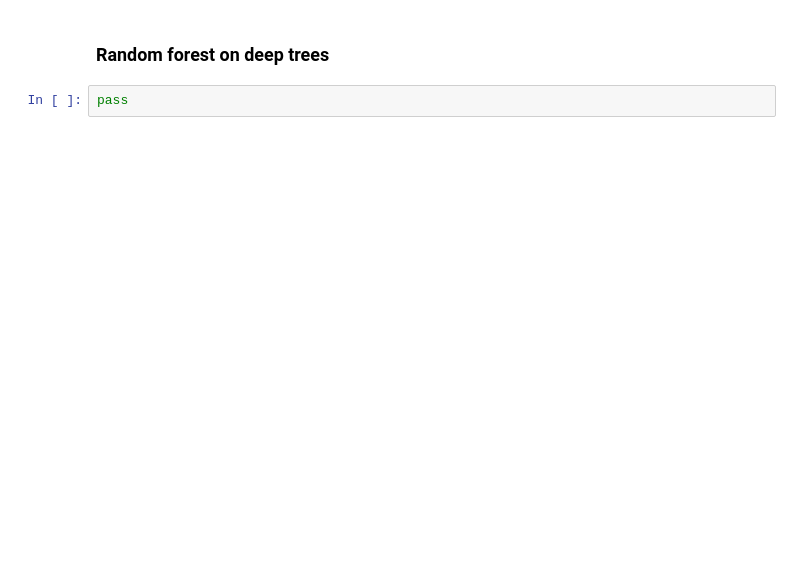
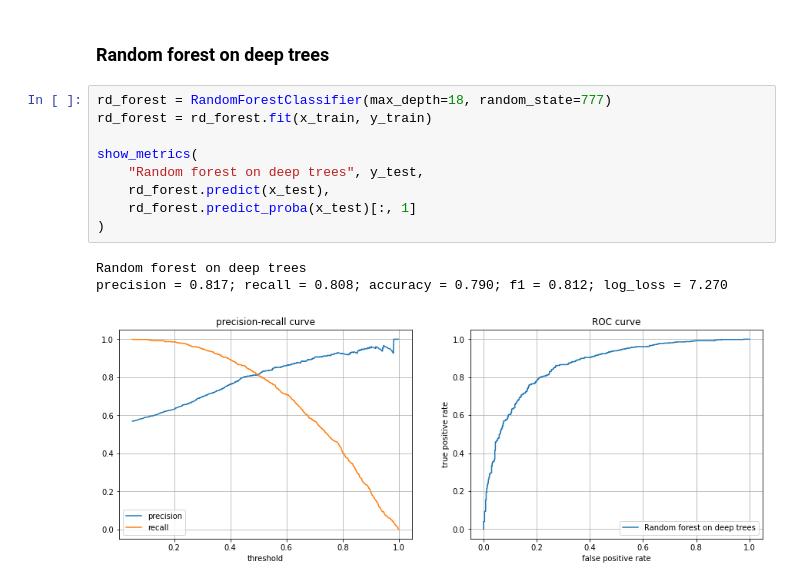
Before and after one commit to vanSultan/ml_itmo, a Jupyter notebook: lab_01/lab_01.ipynb, the cells around one changed output. Drawn from its saved outputs; the diff is of its cells as text; blank space fills up the shorter version.

```diff
--- a/lab_01/lab_01.ipynb
+++ b/lab_01/lab_01.ipynb
@@ -79,4 +108,15 @@ pass
 # %% [markdown]
 ### Random forest on deep trees
-# %%
-pass
+# %%
+rd_forest = RandomForestClassifier(max_depth=18, random_state=777)
+rd_forest = rd_forest.fit(x_train, y_train)
+
+show_metrics(
+    "Random forest on deep trees", y_test,
+    rd_forest.predict(x_test),
+    rd_forest.predict_proba(x_test)[:, 1]
+)
+# %% [output]
+Random forest on deep trees
+precision = 0.817; recall = 0.808; accuracy = 0.790; f1 = 0.812; log_loss = 7.270
+[figure, added]
```
Also changed, not shown: parts of 9 cells of this notebook.
